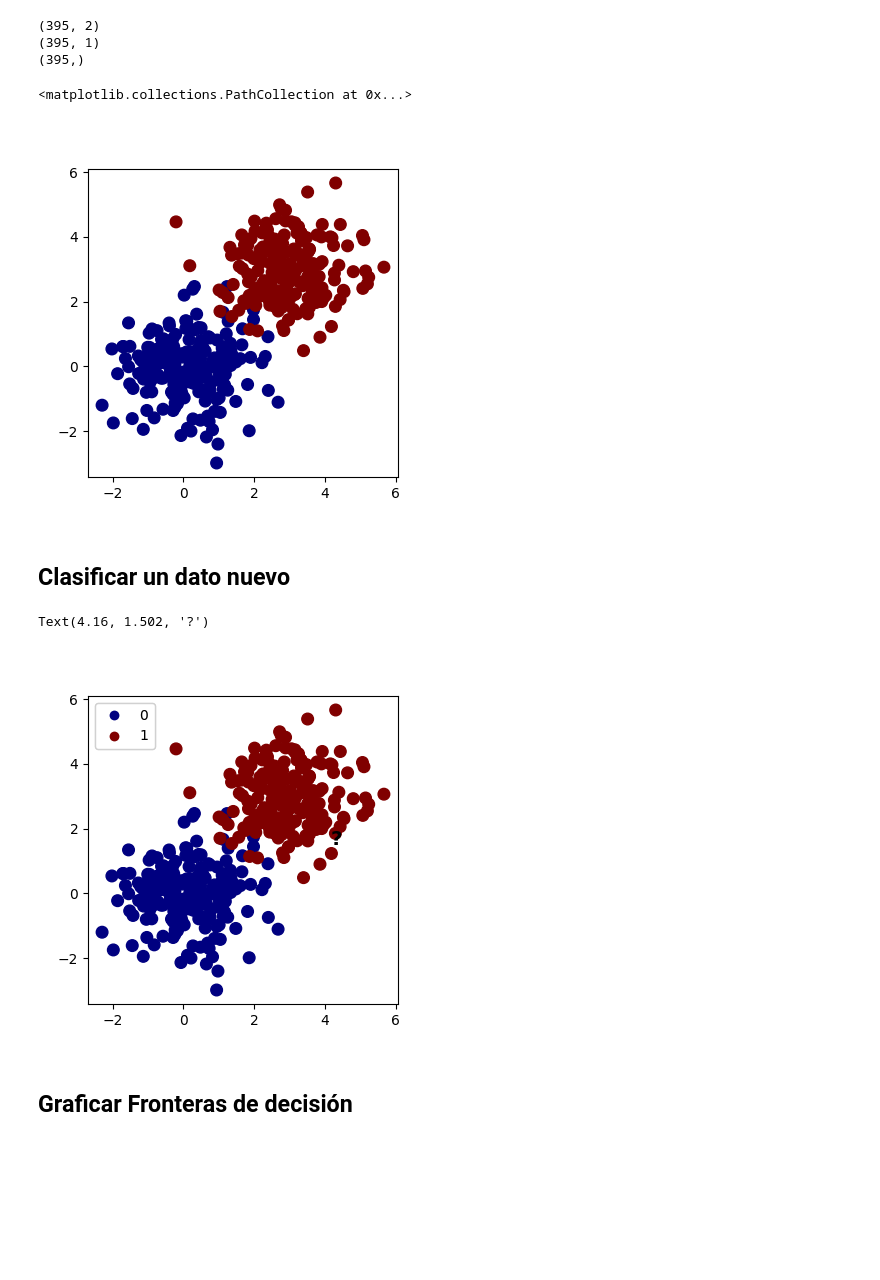
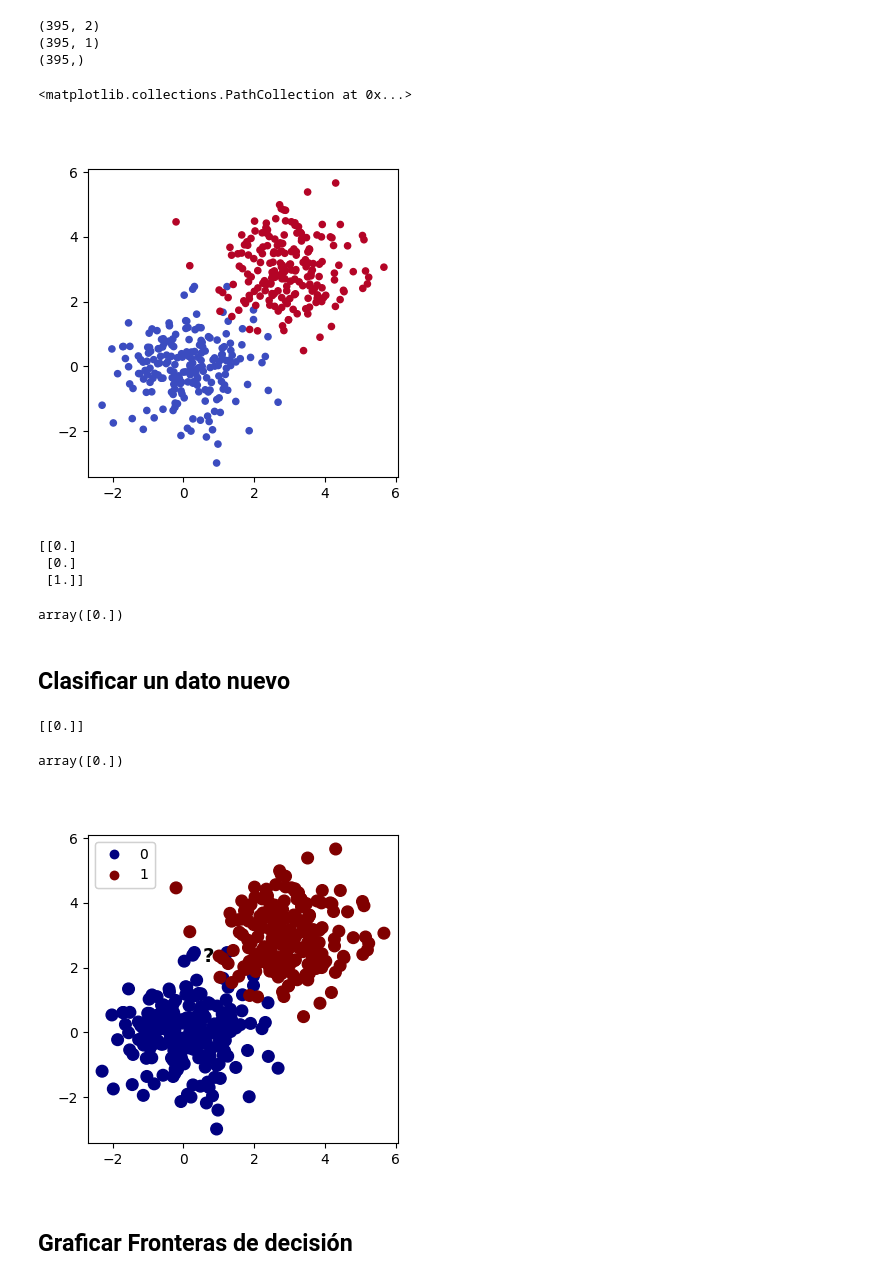
Before and after one commit to Wizardlyfix/Inteligencia-Artificial, a Jupyter notebook: Clase 3/kNearestNeighbors.ipynb, the cells around one changed output. Cells and saved outputs as stored; diff of their text form; code cells hidden in the pictures; blank space fills up the shorter version.

```diff
--- a/Clase 3/kNearestNeighbors.ipynb
+++ b/Clase 3/kNearestNeighbors.ipynb
@@ -28,11 +28,13 @@ print(y.squeeze().shape)
 # %%
 fig = plt.figure()
 ax = fig.add_subplot(111)
 
-ax.scatter(X[:,0],X[:,1],s=70,c=y.squeeze(),cmap='jet')
+ax.scatter(X[:,0],X[:,1],s=20,c=y.squeeze(),cmap='coolwarm')
+
+#Acá se grafica una carectarística vs característica y se muestra en rojo y azul la etiqueta 0 y 1
 # %% [output]
 <matplotlib.collections.PathCollection at 0x...>
-[figure, old version]
+[figure, new version]
 # %%
 def funDistancia(X,x_new):
     return np.sqrt(np.sum((X-x_new)**2,axis=1))
@@ -47,12 +49,19 @@ def IAW_knn(X,y,K,Xnew):
 
     return stats.mode(Ke).mode
+# %%
+IAW_knn(X,y,3,punto)
+# %% [output]
+[[0.]
+ [0.]
+ [1.]]
+array([0.])
 # %% [markdown]
 ## Clasificar un dato nuevo
 # %%
 from matplotlib.font_manager import FontProperties
 
 
-punto = np.array([4.16,1.502])
+punto = np.array([0.56,2.16])
 
 fig = plt.figure(figsize=(4, 4))
 ax = fig.add_subplot(111)
@@ -65,11 +74,12 @@ font.set_weight('bold')
 font.set_size('x-large')
 ax.text(punto[0], punto[1],'?',fontproperties=font)
 
-# K = 1
-# IAW_knn(X,y,K,punto)
+K = 1
+IAW_knn(X,y,K,punto)
 # %% [output]
-Text(4.16, 1.502, '?')
+[[0.]]
+array([0.])
-[figure, old version]
+[figure, new version]
 # %% [markdown]
 ## Graficar Fronteras de decisión
 # %%
```
Also changed, not shown: parts of 3 cells of this notebook, 2 other files.
